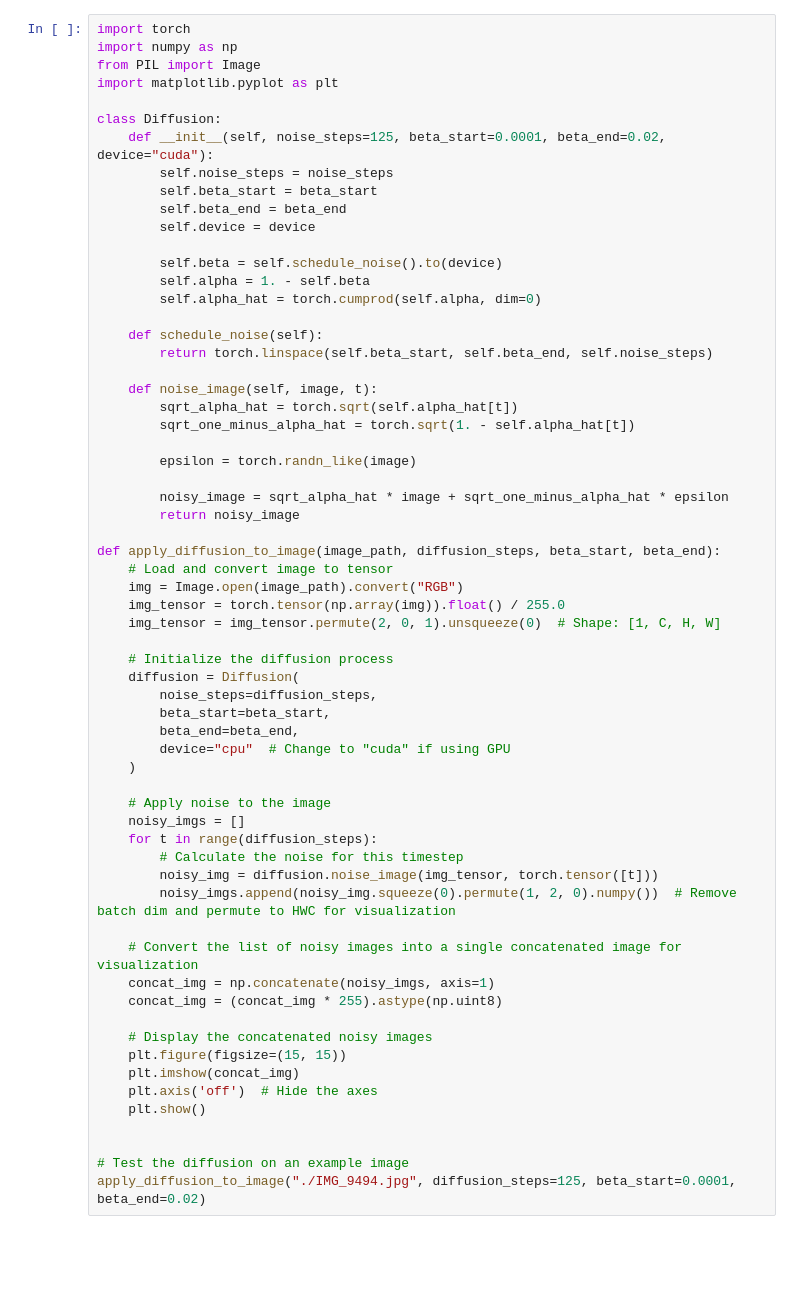
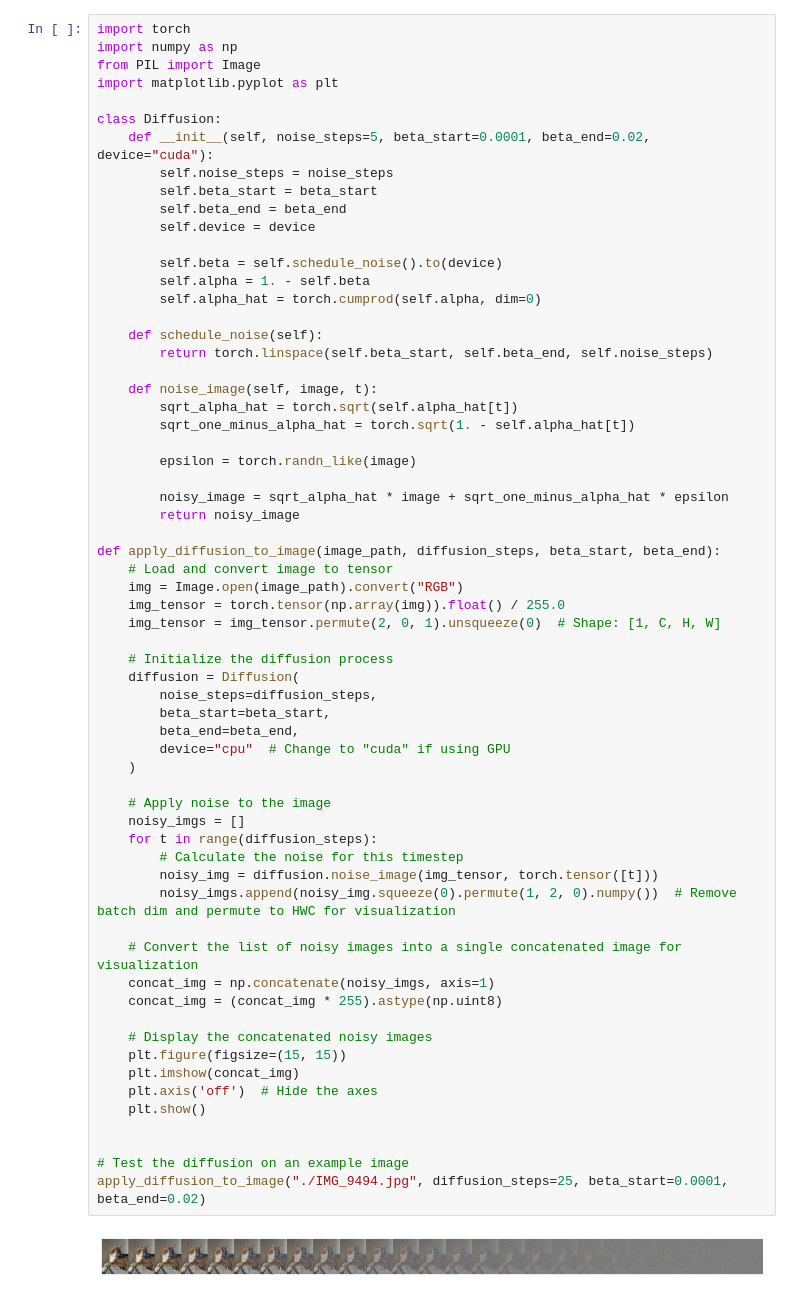
Before and after one commit to Rakin45/synth_pop_ddpm, a Jupyter notebook: diffusion_testing.ipynb, the cells around one changed output. Saved outputs shown, nothing was run; the diff lists cells and outputs as text; blank space fills up the shorter version.

Commit message:
testing noise schedule

```diff
--- a/diffusion_testing.ipynb
+++ b/diffusion_testing.ipynb
@@ -5,7 +5,7 @@ from PIL import Image
 import matplotlib.pyplot as plt
 
 class Diffusion:
-    def __init__(self, noise_steps=125, beta_start=0.0001, beta_end=0.02, device="cuda"):
+    def __init__(self, noise_steps=5, beta_start=0.0001, beta_end=0.02, device="cuda"):
         self.noise_steps = noise_steps
         self.beta_start = beta_start
         self.beta_end = beta_end
@@ -33,31 +33,33 @@ def apply_diffusion_to_image(image_path, diffusion_steps, beta_start, beta_end):
     img_tensor = torch.tensor(np.array(img)).float() / 255.0
     img_tensor = img_tensor.permute(2, 0, 1).unsqueeze(0)  # Shape: [1, C, H, W]
 
     # Initialize the diffusion process
     diffusion = Diffusion(
         noise_steps=diffusion_steps,
         beta_start=beta_start,
         beta_end=beta_end,
         device="cpu"  # Change to "cuda" if using GPU
     )
 
     # Apply noise to the image
     noisy_imgs = []
     for t in range(diffusion_steps):
         # Calculate the noise for this timestep
         noisy_img = diffusion.noise_image(img_tensor, torch.tensor([t]))
         noisy_imgs.append(noisy_img.squeeze(0).permute(1, 2, 0).numpy())  # Remove batch dim and permute to HWC for visualization
 
     # Convert the list of noisy images into a single concatenated image for visualization
     concat_img = np.concatenate(noisy_imgs, axis=1)
     concat_img = (concat_img * 255).astype(np.uint8)
 
     # Display the concatenated noisy images
     plt.figure(figsize=(15, 15))
     plt.imshow(concat_img)
     plt.axis('off')  # Hide the axes
     plt.show()
 
 
 # Test the diffusion on an example image
-apply_diffusion_to_image("./IMG_9494.jpg", diffusion_steps=125, beta_start=0.0001, beta_end=0.02)
+apply_diffusion_to_image("./IMG_9494.jpg", diffusion_steps=25, beta_start=0.0001, beta_end=0.02)
+# %% [output]
+[figure, added]
```
